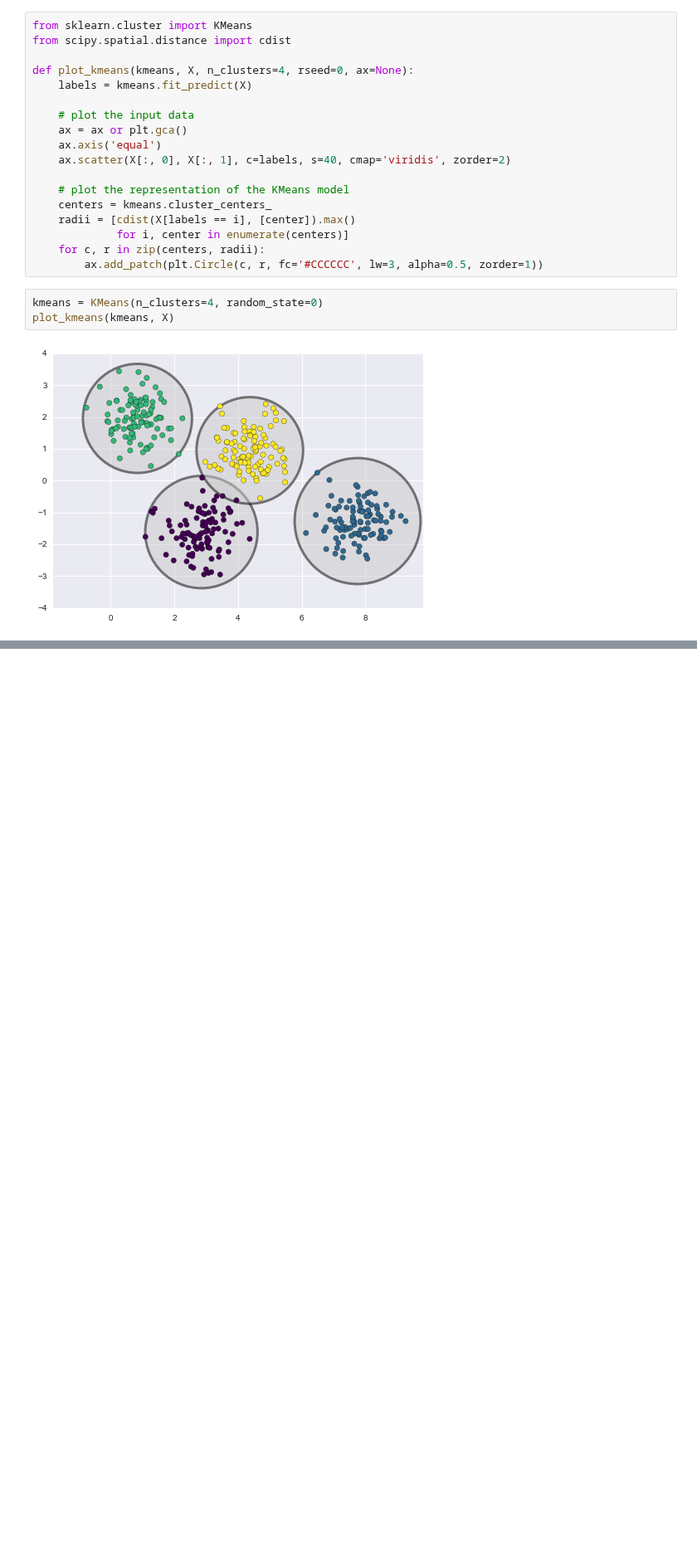
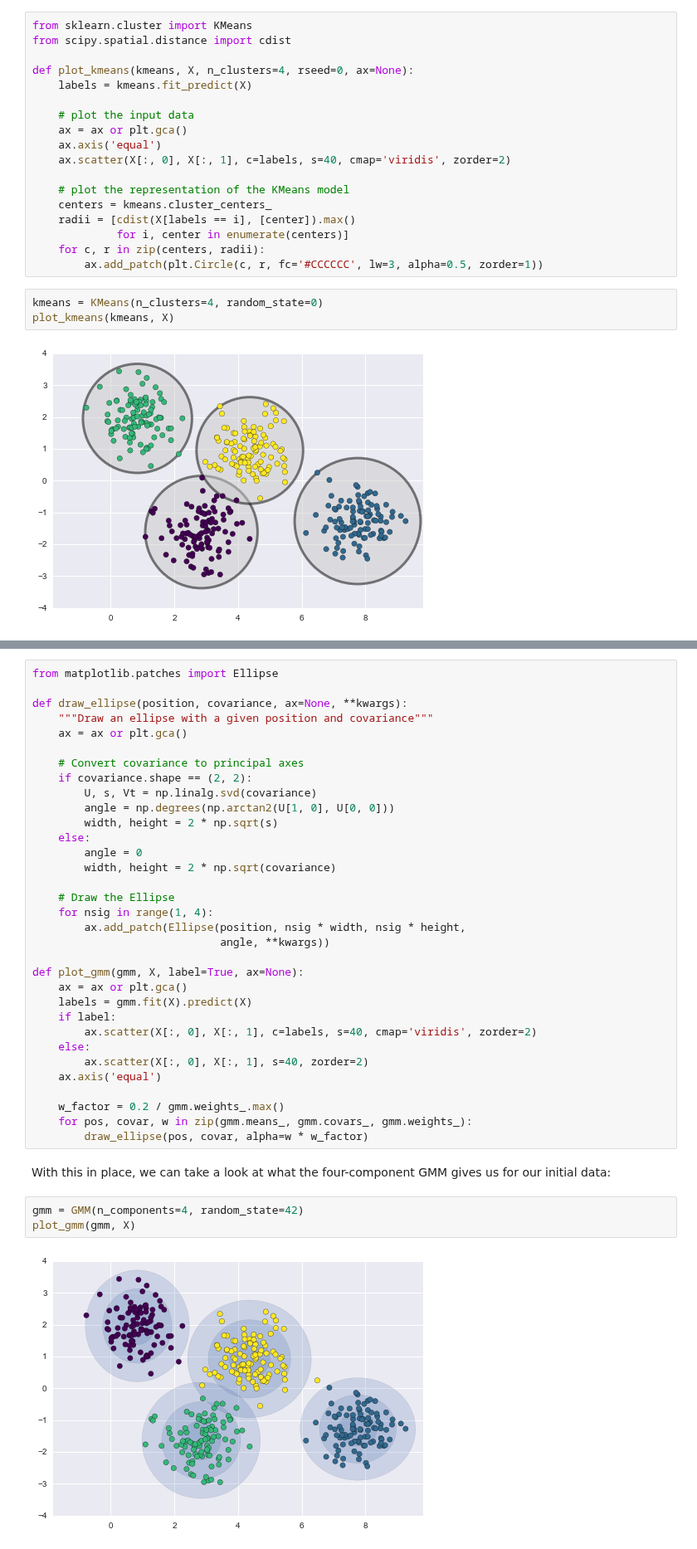
Before and after one commit to jorellano/Machine_learning-pt1, a Jupyter notebook: Gaussian Mixture Models.ipynb, the cells around one changed output, grey strips where cells are left out. Shown at 83% size. Drawn from its saved outputs; the diff is of its cells as text; blank space fills up the shorter version.

```diff
--- a/Gaussian Mixture Models.ipynb
+++ b/Gaussian Mixture Models.ipynb
@@ -56,0 +112,40 @@ plot_kmeans(kmeans, X)
+# %%
+from matplotlib.patches import Ellipse
+
+def draw_ellipse(position, covariance, ax=None, **kwargs):
+    """Draw an ellipse with a given position and covariance"""
+    ax = ax or plt.gca()
+
+    # Convert covariance to principal axes
+    if covariance.shape == (2, 2):
+        U, s, Vt = np.linalg.svd(covariance)
+        angle = np.degrees(np.arctan2(U[1, 0], U[0, 0]))
+        width, height = 2 * np.sqrt(s)
+    else:
+        angle = 0
+        width, height = 2 * np.sqrt(covariance)
+
+    # Draw the Ellipse
+    for nsig in range(1, 4):
+        ax.add_patch(Ellipse(position, nsig * width, nsig * height,
+                             angle, **kwargs))
+
+def plot_gmm(gmm, X, label=True, ax=None):
+    ax = ax or plt.gca()
+    labels = gmm.fit(X).predict(X)
+    if label:
+        ax.scatter(X[:, 0], X[:, 1], c=labels, s=40, cmap='viridis', zorder=2)
+    else:
+        ax.scatter(X[:, 0], X[:, 1], s=40, zorder=2)
+    ax.axis('equal')
+
+    w_factor = 0.2 / gmm.weights_.max()
+    for pos, covar, w in zip(gmm.means_, gmm.covars_, gmm.weights_):
+        draw_ellipse(pos, covar, alpha=w * w_factor)
+# %% [markdown]
+With this in place, we can take a look at what the four-component GMM gives us for our initial data:
+# %%
+gmm = GMM(n_components=4, random_state=42)
+plot_gmm(gmm, X)
+# %% [output]
+[figure, added]
```
Also changed, not shown: parts of 14 cells of this notebook.
